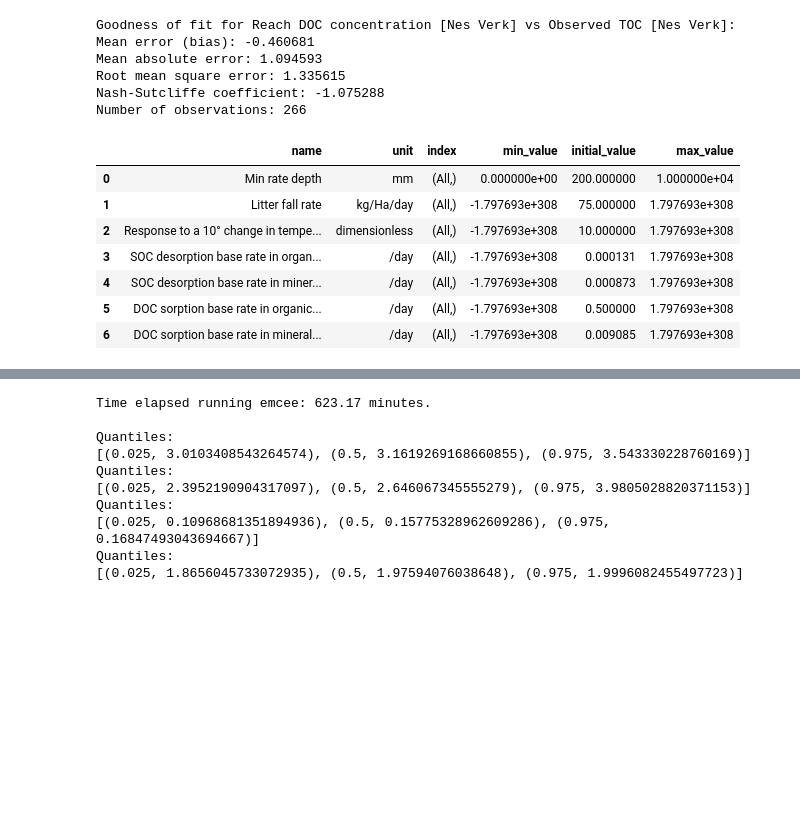
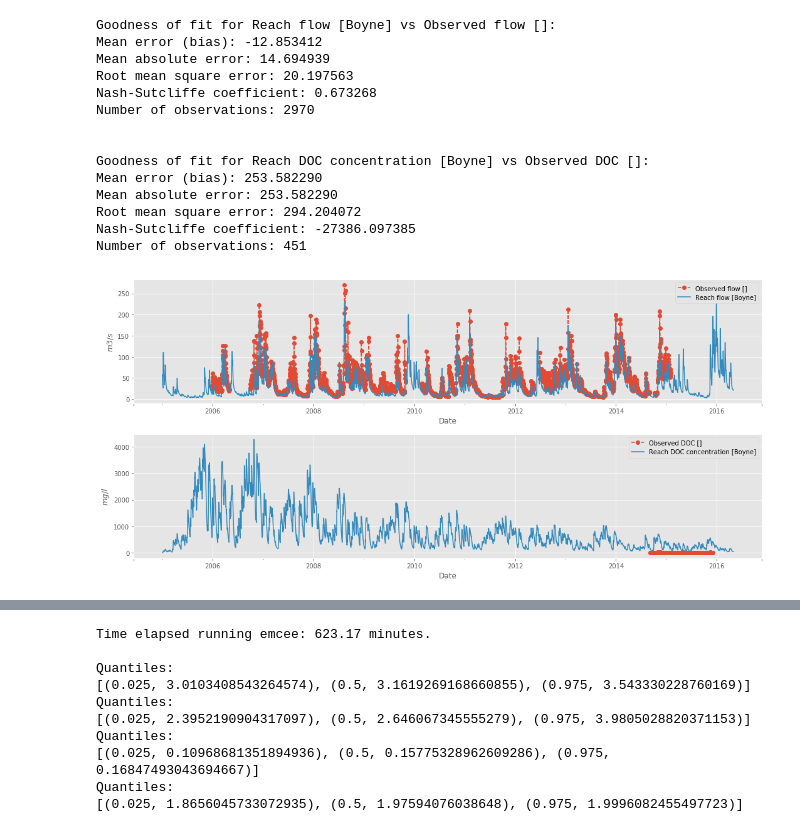
Before and after one commit to NIVANorge/Mobius, a Jupyter notebook: PythonWrapper/INCA-C/calibration.ipynb, the cells around one changed output, grey strips where cells are left out. Cells and saved outputs as stored; diff of their text form; code cells hidden in the pictures; blank space fills up the shorter version.

```diff
--- a/PythonWrapper/INCA-C/calibration.ipynb
+++ b/PythonWrapper/INCA-C/calibration.ipynb
@@ -28,6 +28,7 @@ dataset = wr.DataSet.setup_from_parameter_and_input_files('..\..\Applications\In
 # %%
 comparisons = [
-    ('Reach DOC concentration', ['Nes Verk'], 'Observed TOC', ['Nes Verk'])
+    ('Reach flow', ['Boyne'], 'Observed flow', []),
+    ('Reach DOC concentration', ['Boyne'], 'Observed DOC', [])
 ]
 # %%
 param_df = cu.get_double_parameters_as_dataframe(dataset)
@@ -54,22 +55,20 @@ param_df
 # %%
 dataset.run_model()
 cu.print_goodness_of_fit(dataset, comparisons)
+cu.plot_objective(dataset, comparisons)
 # %% [output]
-Goodness of fit for Reach DOC concentration [Nes Verk] vs Observed TOC [Nes Verk]:
-Mean error (bias): -0.460681
-Mean absolute error: 1.094593
-Root mean square error: 1.335615
-Nash-Sutcliffe coefficient: -1.075288
-Number of observations: 266
+Goodness of fit for Reach flow [Boyne] vs Observed flow []:
+Mean error (bias): -12.853412
+Mean absolute error: 14.694939
+Root mean square error: 20.197563
+Nash-Sutcliffe coefficient: 0.673268
+Number of observations: 2970
+
+
+Goodness of fit for Reach DOC concentration [Boyne] vs Observed DOC []:
+Mean error (bias): 253.582290
+Mean absolute error: 253.582290
+Root mean square error: 294.204072
+Nash-Sutcliffe coefficient: -27386.097385
+Number of observations: 451
+[figure, added]
-# %%
-calib_df = param_df.loc[[105, 108, 113, 119, 120, 121, 122]].reset_index(drop=True)
-calib_df
-# %% [output]
-|  | name | unit | index | min_value | initial_value | max_value |
-| 0 | Min rate depth | mm | (All,) | 0.000000e+00 | 200.000000 | 1.000000e+04 |
-| 1 | Litter fall rate | kg/Ha/day | (All,) | -1.797693e+308 | 75.000000 | 1.797693e+308 |
-| 2 | Response to a 10° change in tempe... | dimensionless | (All,) | -1.797693e+308 | 10.000000 | 1.797693e+308 |
-| 3 | SOC desorption base rate in organ... | /day | (All,) | -1.797693e+308 | 0.000131 | 1.797693e+308 |
-| 4 | SOC desorption base rate in miner... | /day | (All,) | -1.797693e+308 | 0.000873 | 1.797693e+308 |
-| 5 | DOC sorption base rate in organic... | /day | (All,) | -1.797693e+308 | 0.500000 | 1.797693e+308 |
-| 6 | DOC sorption base rate in mineral... | /day | (All,) | -1.797693e+308 | 0.009085 | 1.797693e+308 |
```
Also changed, not shown: parts of 7 cells of this notebook, 2 other files.
